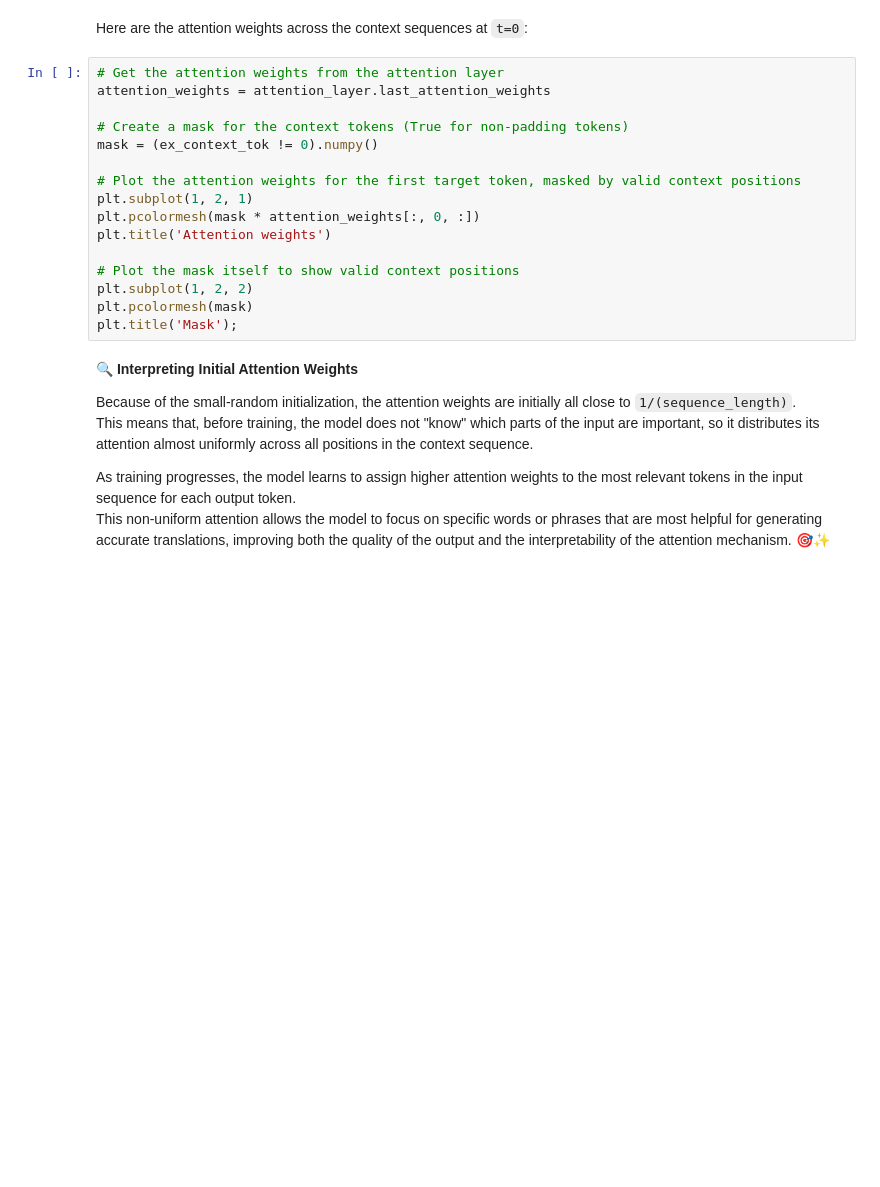
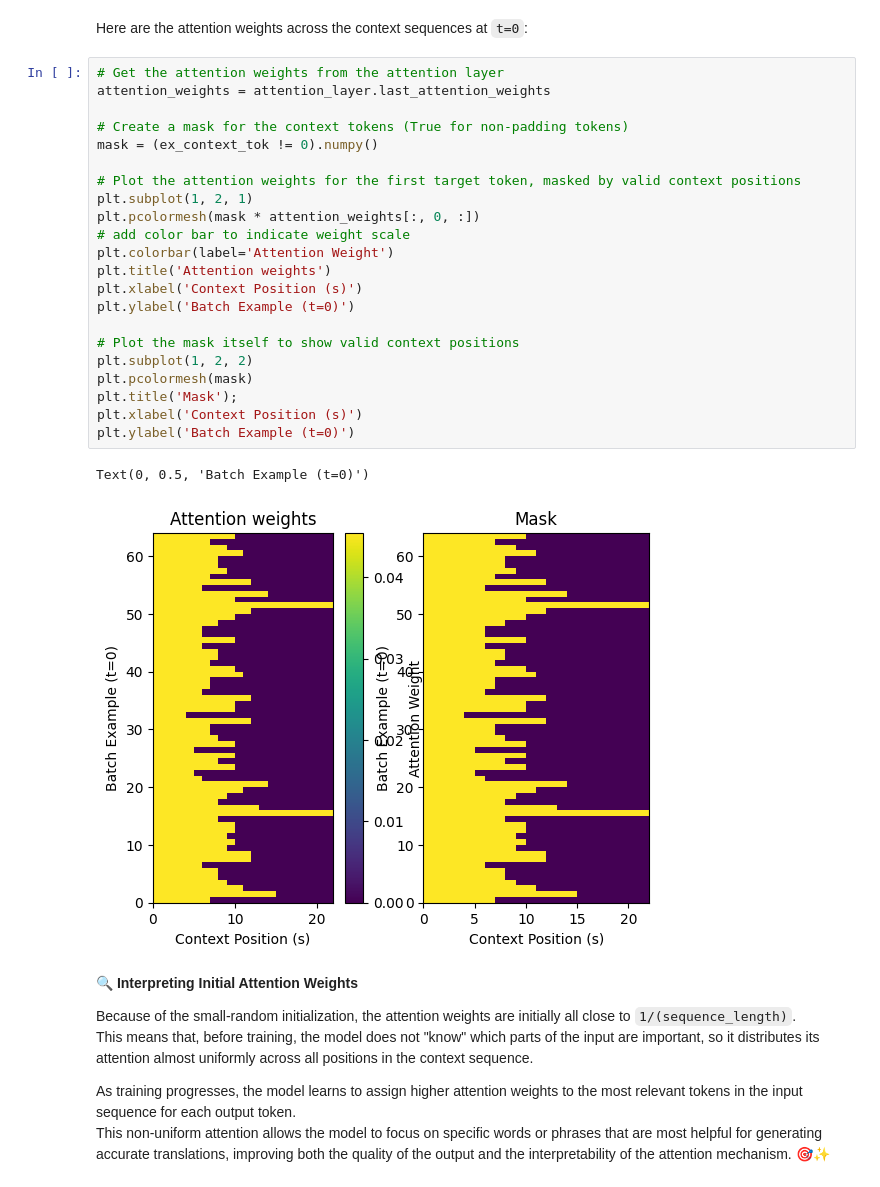
Before and after one commit to zkhechadoorian/Spanish_and_Portuguese_Translator, a Jupyter notebook: 1_nmt_translation/nmt_with_attention.ipynb, the cells around one changed output. Drawn from its saved outputs; the diff is of its cells as text; blank space fills up the shorter version.

```diff
--- a/1_nmt_translation/nmt_with_attention.ipynb
+++ b/1_nmt_translation/nmt_with_attention.ipynb
@@ -1396,19 +1847,28 @@ Here are the attention weights across the context sequences at `t=0`:
 # %%
 # Get the attention weights from the attention layer
 attention_weights = attention_layer.last_attention_weights
 
 # Create a mask for the context tokens (True for non-padding tokens)
 mask = (ex_context_tok != 0).numpy()
 
 # Plot the attention weights for the first target token, masked by valid context positions
 plt.subplot(1, 2, 1)
 plt.pcolormesh(mask * attention_weights[:, 0, :])
+# add color bar to indicate weight scale
+plt.colorbar(label='Attention Weight')
 plt.title('Attention weights')
+plt.xlabel('Context Position (s)')
+plt.ylabel('Batch Example (t=0)')
 
 # Plot the mask itself to show valid context positions
 plt.subplot(1, 2, 2)
 plt.pcolormesh(mask)
 plt.title('Mask');
+plt.xlabel('Context Position (s)')
+plt.ylabel('Batch Example (t=0)')
+# %% [output]
+Text(0, 0.5, 'Batch Example (t=0)')
+[figure, added]
 # %% [markdown]
 🔍 **Interpreting Initial Attention Weights**
 
```
Also changed, not shown: parts of 61 cells of this notebook.
